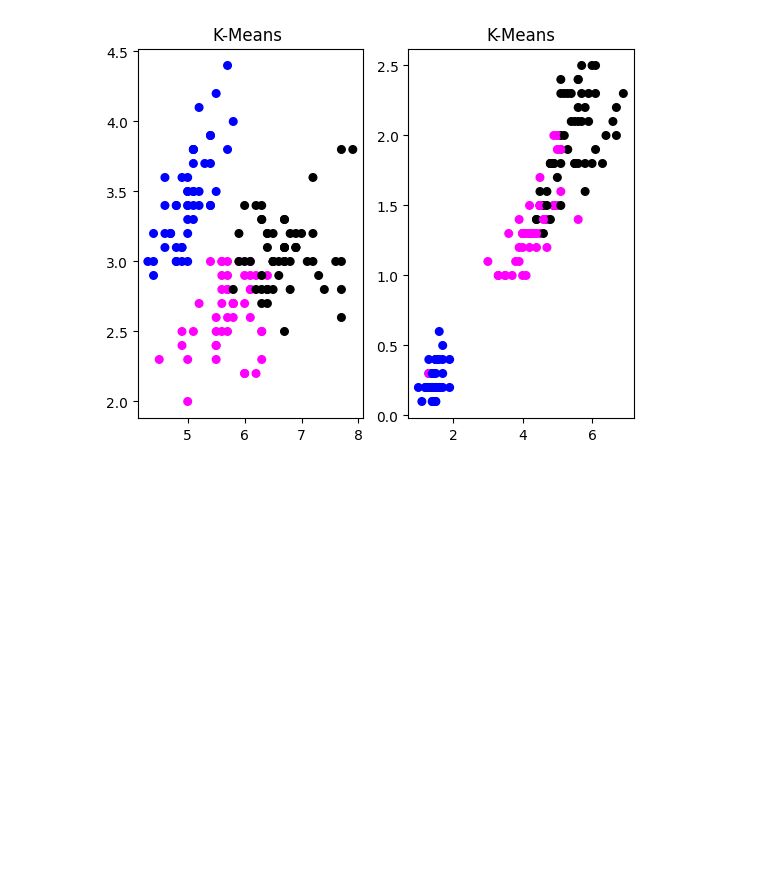
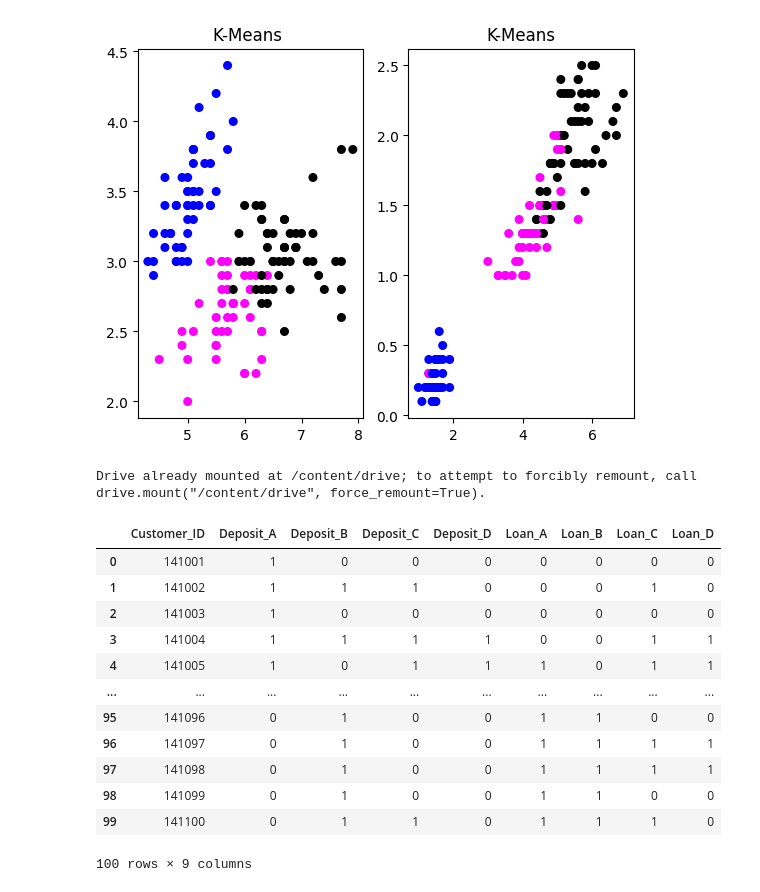
Before and after one commit to ewakelian/DX210-FINAL, a Jupyter notebook: dx210Final.ipynb, the cells around one changed output. Drawn from its saved outputs; the diff is of its cells as text; code cells hidden in the pictures; blank space fills up the shorter version.

```diff
--- a/dx210Final.ipynb
+++ b/dx210Final.ipynb
@@ -614,0 +623,22 @@ Text(0.5, 1.0, 'K-Means')
+# %%
+from google.colab import drive
+drive.mount('/content/drive')
+# %% [output]
+Drive already mounted at /content/drive; to attempt to forcibly remount, call drive.mount("/content/drive", force_remount=True).
+# %%
+data = pd.read_csv('/content/drive/MyDrive/Colab Notebooks/Data210/bank_call_center.csv')
+data
+# %% [output]
+|  | Customer_ID | Deposit_A | Deposit_B | Deposit_C | Deposit_D | Loan_A | Loan_B | Loan_C | Loan_D |
+| 0 | 141001 | 1 | 0 | 0 | 0 | 0 | 0 | 0 | 0 |
+| 1 | 141002 | 1 | 1 | 1 | 0 | 0 | 0 | 1 | 0 |
+| 2 | 141003 | 1 | 0 | 0 | 0 | 0 | 0 | 0 | 0 |
+| 3 | 141004 | 1 | 1 | 1 | 1 | 0 | 0 | 1 | 1 |
+| 4 | 141005 | 1 | 0 | 1 | 1 | 1 | 0 | 1 | 1 |
+| ... | ... | ... | ... | ... | ... | ... | ... | ... | ... |
+| 95 | 141096 | 0 | 1 | 0 | 0 | 1 | 1 | 0 | 0 |
+| 96 | 141097 | 0 | 1 | 0 | 0 | 1 | 1 | 1 | 1 |
+| 97 | 141098 | 0 | 1 | 0 | 0 | 1 | 1 | 1 | 1 |
+| 98 | 141099 | 0 | 1 | 0 | 0 | 1 | 1 | 0 | 0 |
+| 99 | 141100 | 0 | 1 | 1 | 0 | 1 | 1 | 1 | 0 |
+100 rows × 9 columns
```
Also changed, not shown: parts of 15 cells of this notebook.
